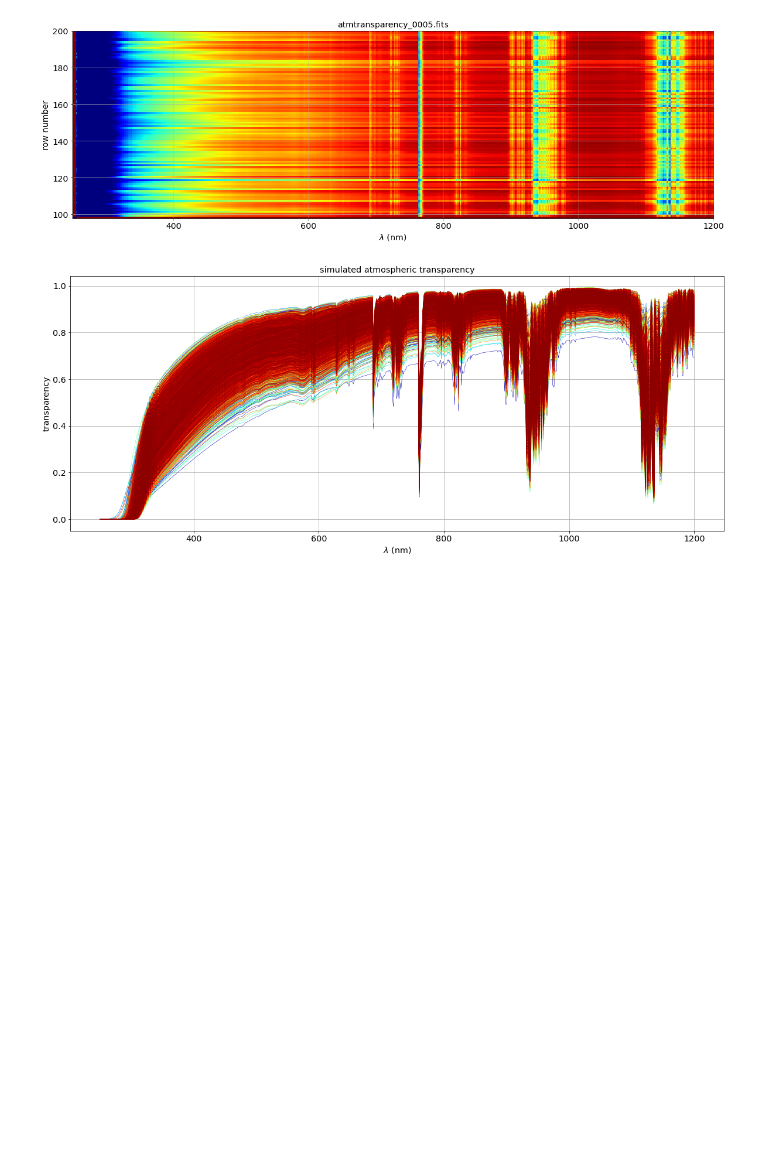
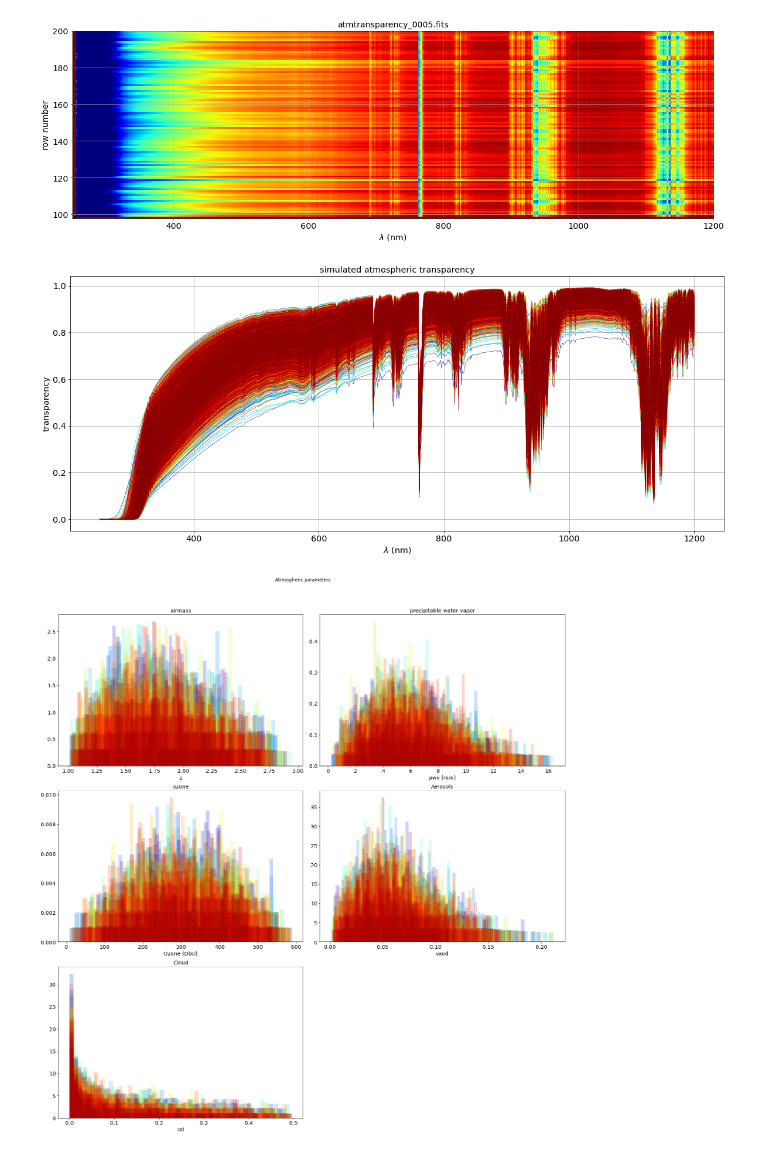
Before and after one commit to sylvielsstfr/PhotomCorrectAuxTel, a Jupyter notebook: tools/MakeAtmosphericTransparencyProd/viewatmtransparency.ipynb, the cells around one changed output. Cells and saved outputs as stored; diff of their text form; code cells hidden in the pictures; blank space fills up the shorter version.

```diff
--- a/tools/MakeAtmosphericTransparencyProd/viewatmtransparency.ipynb
+++ b/tools/MakeAtmosphericTransparencyProd/viewatmtransparency.ipynb
@@ -200,7 +198,7 @@ for file in sorted_files:
     if re.search(search_str,file):
         selected_files.append(file)
 # %%
-selected_files=selected_files[:80]
+selected_files=selected_files[:110]
 # %%
 NFiles=len(selected_files)
 # %% [markdown]
@@ -302,4 +300,60 @@ ax.set_ylabel("transparency")
 ax.set_title("simulated atmospheric transparency")
 ax.grid()
 # %% [output]
-[figure, old version]
+[figure, new version]
+# %%
+fig=plt.figure(figsize=(20,20))
+ax1=fig.add_subplot(321)
+ax2=fig.add_subplot(322)
+ax3=fig.add_subplot(323)
+ax4=fig.add_subplot(324)
+ax5=fig.add_subplot(325)
+
+
+
+
+all_am=np.zeros(NFiles)
+all_pwv=np.zeros(NFiles)
+all_aer=np.zeros(NFiles)
+all_o3=np.zeros(NFiles)
+all_cld=np.zeros(NFiles)
+
+idx=0
+
+for file in selected_files:
+
+    full_inputfilename=os.path.join(input_dir,file)
+    hduin = fits.open(full_inputfilename)
+    datain=hduin[0].data
+
+    am= datain[1:,idx_am]
+    pwv= datain[1:,idx_pwv]
+    ozone= datain[1:,idx_o3]
+    aer= datain[1:,idx_vaod]
+    cloudext= datain[1:,idx_cld]
+
+    ax1.hist(am,bins=50,facecolor=all_colors[idx],alpha=0.2,density=True);
+    ax1.set_title("airmass")
+    ax1.set_xlabel("z")
+    ax2.hist(pwv,bins=50,facecolor=all_colors[idx],alpha=0.2,density=True);
+    ax2.set_title("precipitable water vapor")
+    ax2.set_xlabel("pwv (mm)")
+    ax3.hist(ozone,bins=50,facecolor=all_colors[idx],alpha=0.2,density=True);
+    ax3.set_title("ozone")
+    ax3.set_xlabel("Ozone (DbU)")
+    ax4.hist(aer,bins=50,facecolor=all_colors[idx],alpha=0.2,density=True);
+    ax4.set_title("Aerosols")
+    ax4.set_xlabel("vaod")
+    ax5.hist(cloudext,bins=50,facecolor=all_colors[idx],alpha=0.2,density=True);
+    ax5.set_title("Cloud")
+    ax5.set_xlabel("od")
+
+
+    hduin.close()
+
+    idx+=1
+plt.tight_layout()
+plt.suptitle("Atmospheric parameters",Y=1.05)
+plt.show()
+# %% [output]
+[figure, added]
```
Also changed, not shown: parts of 7 cells of this notebook.
